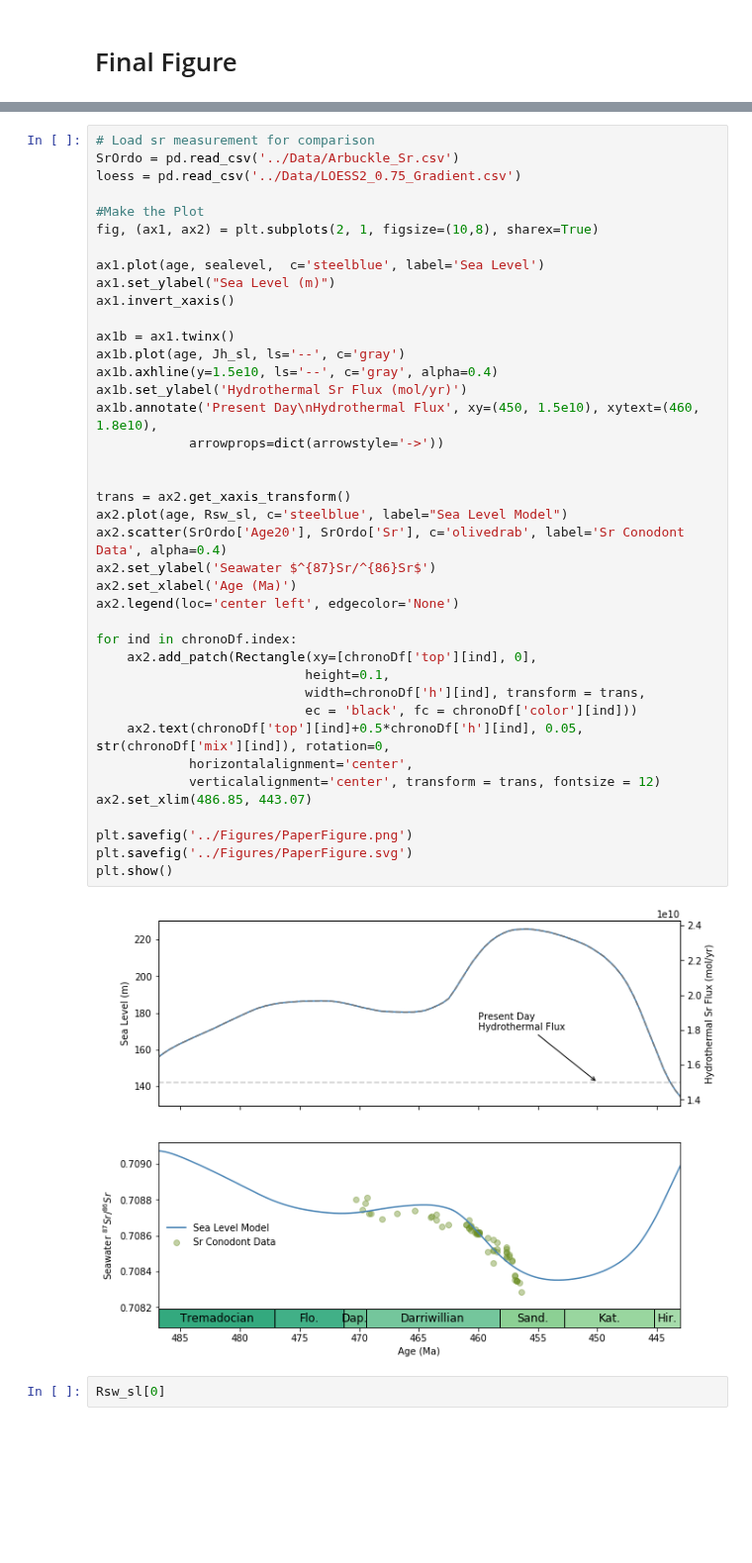
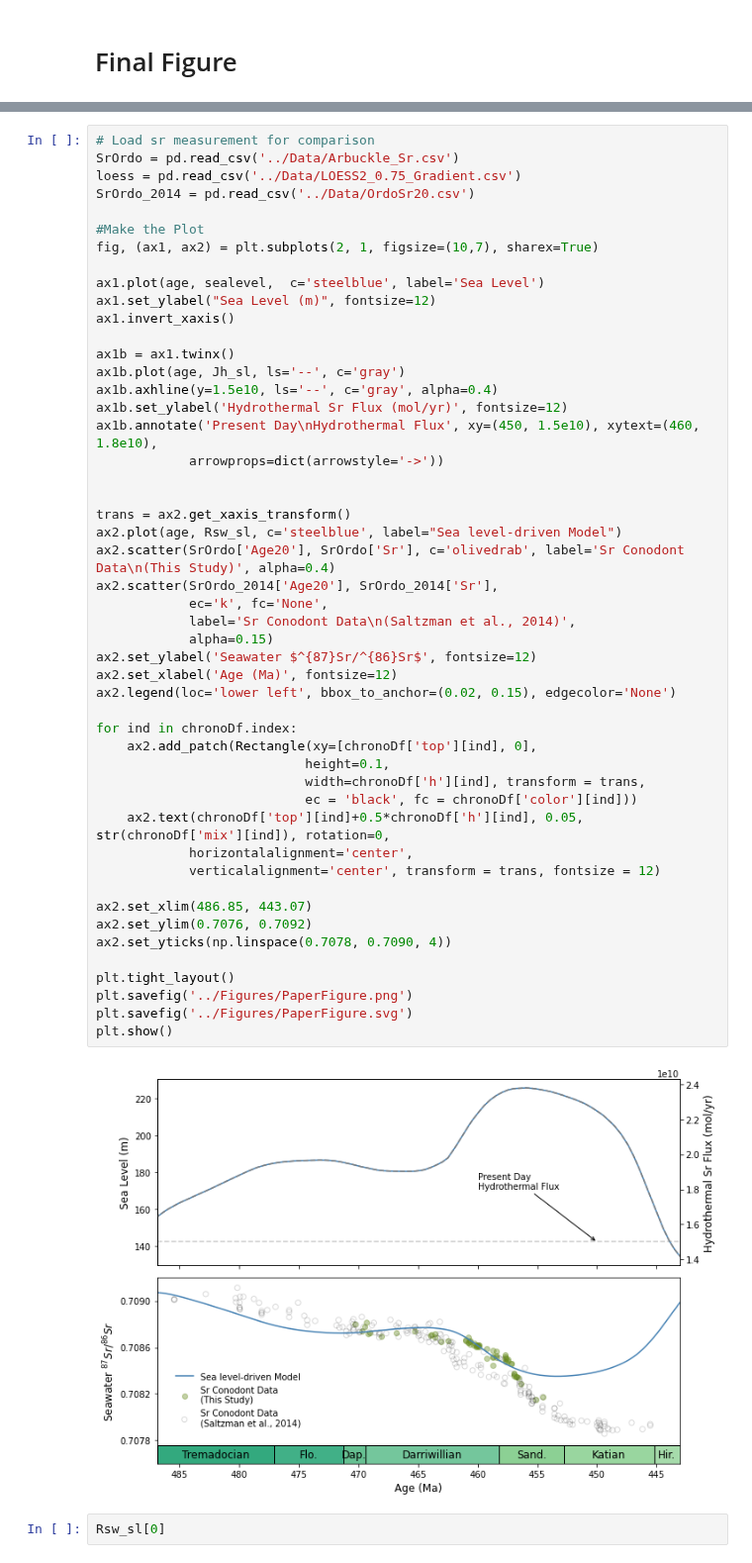
Before and after one commit to datuadiatma/avila_etal_2022, a Jupyter notebook: Notebook/Avila et al Paper Figure.ipynb, the cells around one changed output, grey strips where cells are left out. Shown at 99% size. Drawn from its saved outputs; the diff is of its cells as text; blank space fills up the shorter version.

Commit message:
add 2014 conodont Sr data, new equation to calculate hydrothermal flux

```diff
--- a/Notebook/Avila et al Paper Figure.ipynb
+++ b/Notebook/Avila et al Paper Figure.ipynb
@@ -181,44 +181,53 @@ chronoDf.head(7)
 # Load sr measurement for comparison
 SrOrdo = pd.read_csv('../Data/Arbuckle_Sr.csv')
 loess = pd.read_csv('../Data/LOESS2_0.75_Gradient.csv')
+SrOrdo_2014 = pd.read_csv('../Data/OrdoSr20.csv')
 
 #Make the Plot
-fig, (ax1, ax2) = plt.subplots(2, 1, figsize=(10,8), sharex=True)
+fig, (ax1, ax2) = plt.subplots(2, 1, figsize=(10,7), sharex=True)
 
 ax1.plot(age, sealevel,  c='steelblue', label='Sea Level')
-ax1.set_ylabel("Sea Level (m)")
+ax1.set_ylabel("Sea Level (m)", fontsize=12)
 ax1.invert_xaxis()
 
 ax1b = ax1.twinx()
 ax1b.plot(age, Jh_sl, ls='--', c='gray')
 ax1b.axhline(y=1.5e10, ls='--', c='gray', alpha=0.4)
-ax1b.set_ylabel('Hydrothermal Sr Flux (mol/yr)')
+ax1b.set_ylabel('Hydrothermal Sr Flux (mol/yr)', fontsize=12)
 ax1b.annotate('Present Day\nHydrothermal Flux', xy=(450, 1.5e10), xytext=(460, 1.8e10),
             arrowprops=dict(arrowstyle='->'))
 
 
 trans = ax2.get_xaxis_transform()
-ax2.plot(age, Rsw_sl, c='steelblue', label="Sea Level Model")
-ax2.scatter(SrOrdo['Age20'], SrOrdo['Sr'], c='olivedrab', label='Sr Conodont Data', alpha=0.4)
-ax2.set_ylabel('Seawater $^{87}Sr/^{86}Sr$')
-ax2.set_xlabel('Age (Ma)')
-ax2.legend(loc='center left', edgecolor='None')
+ax2.plot(age, Rsw_sl, c='steelblue', label="Sea level-driven Model")
+ax2.scatter(SrOrdo['Age20'], SrOrdo['Sr'], c='olivedrab', label='Sr Conodont Data\n(This Study)', alpha=0.4)
+ax2.scatter(SrOrdo_2014['Age20'], SrOrdo_2014['Sr'],
+            ec='k', fc='None',
+            label='Sr Conodont Data\n(Saltzman et al., 2014)',
+            alpha=0.15)
+ax2.set_ylabel('Seawater $^{87}Sr/^{86}Sr$', fontsize=12)
+ax2.set_xlabel('Age (Ma)', fontsize=12)
+ax2.legend(loc='lower left', bbox_to_anchor=(0.02, 0.15), edgecolor='None')
 
 for ind in chronoDf.index:
     ax2.add_patch(Rectangle(xy=[chronoDf['top'][ind], 0],
                            height=0.1,
                            width=chronoDf['h'][ind], transform = trans,
                            ec = 'black', fc = chronoDf['color'][ind]))
     ax2.text(chronoDf['top'][ind]+0.5*chronoDf['h'][ind], 0.05, str(chronoDf['mix'][ind]), rotation=0,
             horizontalalignment='center',
             verticalalignment='center', transform = trans, fontsize = 12)
+
 ax2.set_xlim(486.85, 443.07)
+ax2.set_ylim(0.7076, 0.7092)
+ax2.set_yticks(np.linspace(0.7078, 0.7090, 4))
 
+plt.tight_layout()
 plt.savefig('../Figures/PaperFigure.png')
 plt.savefig('../Figures/PaperFigure.svg')
 plt.show()
 # %% [output]
-[figure, old version]
+[figure, new version]
 # %%
 Rsw_sl[0]
 # %% [output]
```
Also changed, not shown: parts of 3 cells of this notebook, 6 other files.
